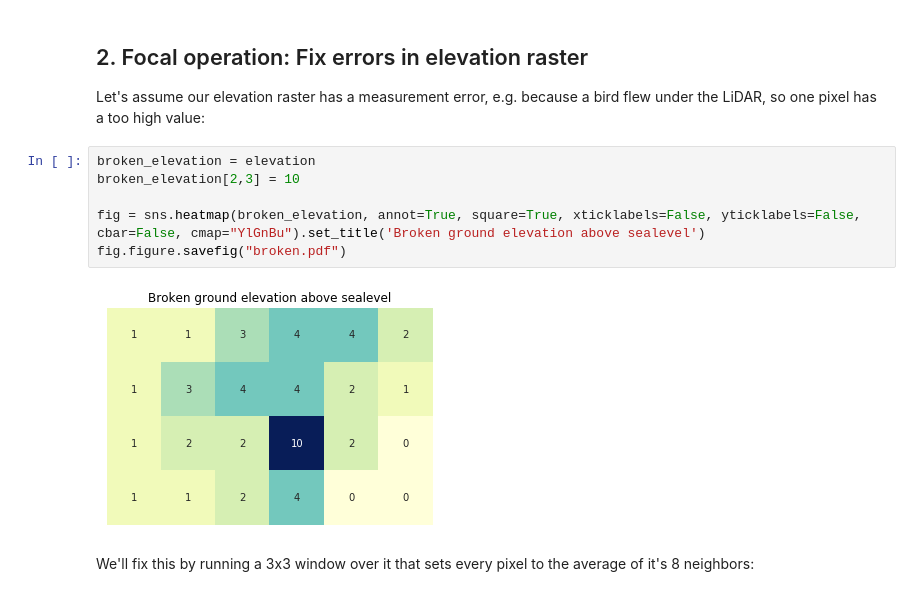
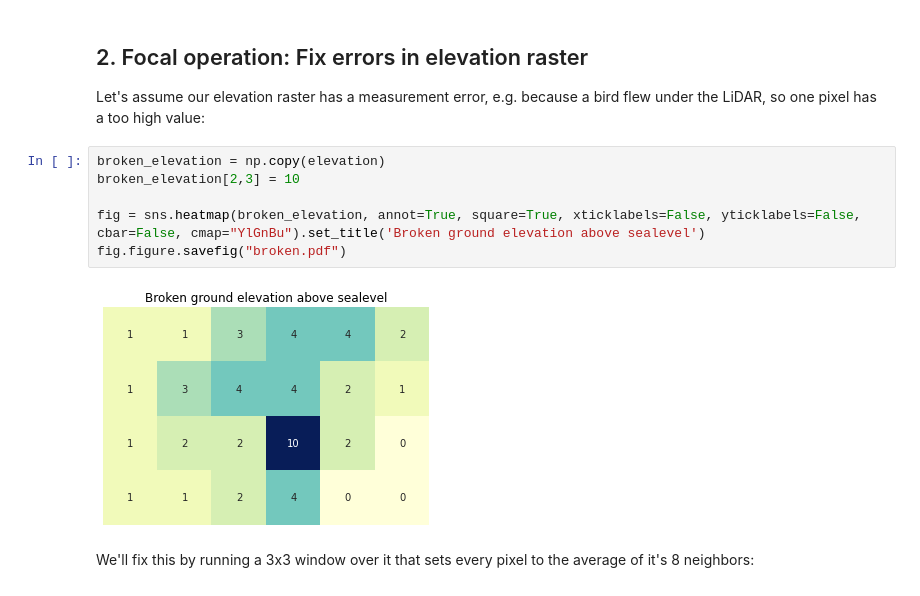
Before and after one commit to crstn/Map-Algebra-in-Python, a Jupyter notebook: Map Algebra in Python.ipynb, the cells around one changed output. Drawn from its saved outputs; the diff is of its cells as text.

Commit message:
Requirements updated, np.copy error fixed

```diff
--- a/Map Algebra in Python.ipynb
+++ b/Map Algebra in Python.ipynb
@@ -45,13 +45,13 @@ fig.figure.savefig("elevation+building.pdf")
 
 Let's assume our elevation raster has a measurement error, e.g. because a bird flew under the LiDAR, so one pixel has  a too high value:
 # %%
-broken_elevation = elevation
+broken_elevation = np.copy(elevation)
 broken_elevation[2,3] = 10
 
 fig = sns.heatmap(broken_elevation, annot=True, square=True, xticklabels=False, yticklabels=False, cbar=False, cmap="YlGnBu").set_title('Broken ground elevation above sealevel')
 fig.figure.savefig("broken.pdf")
 # %% [output]
-[figure, old version]
+[figure, new version]
 # %% [markdown]
 We'll fix this by running a 3x3 window over it that sets every pixel to the average of it's 8 neighbors:
 # %%
```
Also changed, not shown: parts of 8 cells of this notebook, 1 other file.
